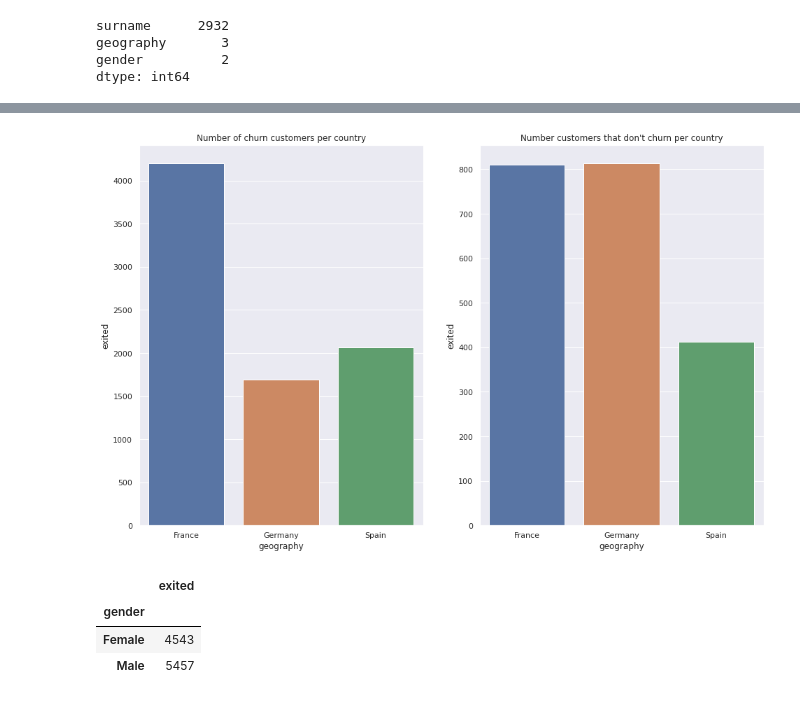
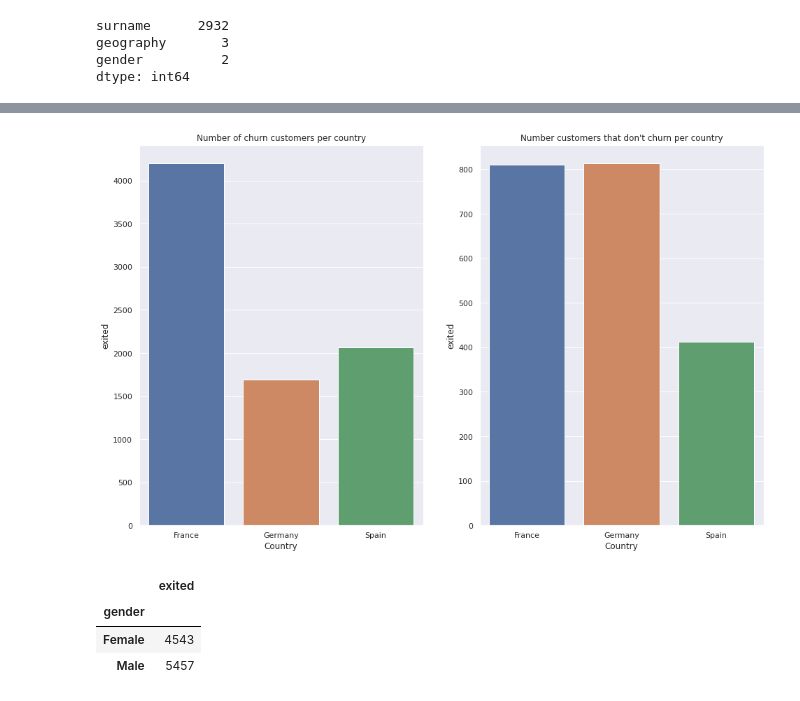
Before and after one commit to ronaldoi9/churn_prediction, a Jupyter notebook: churn_prediction.ipynb, the cells around one changed output, grey strips where cells are left out. Cells and saved outputs as stored; diff of their text form; code cells hidden in the pictures.

```diff
--- a/churn_prediction.ipynb
+++ b/churn_prediction.ipynb
@@ -157,18 +166,20 @@ aux2 = df1[df1['exited'] == 1]
 # %%
 # Number of churn customers per country
 churn_per_country = aux1[['geography', 'exited']].groupby('geography').count().reset_index()
 plt.figure( figsize=(16,10) )
 plt.subplot(1,2,1)
 sb.barplot(x='geography',y='exited', data=churn_per_country);
 plt.title('Number of churn customers per country');
+plt.xlabel('Country');
 
 # Number customers that don't churn per country
 dont_churn_per_country = aux2[['geography', 'exited']].groupby('geography').count().reset_index()
 plt.subplot(1,2,2)
 sb.barplot(x='geography',y='exited', data=dont_churn_per_country);
 plt.title("Number customers that don't churn per country");
+plt.xlabel('Country');
 # %% [output]
-[figure, old version]
+[figure, new version]
 # %%
 # Gender Distribution
 df1[['gender', 'exited']].groupby('gender').count()
```
Also changed, not shown: parts of 5 cells of this notebook, 1 other file.
